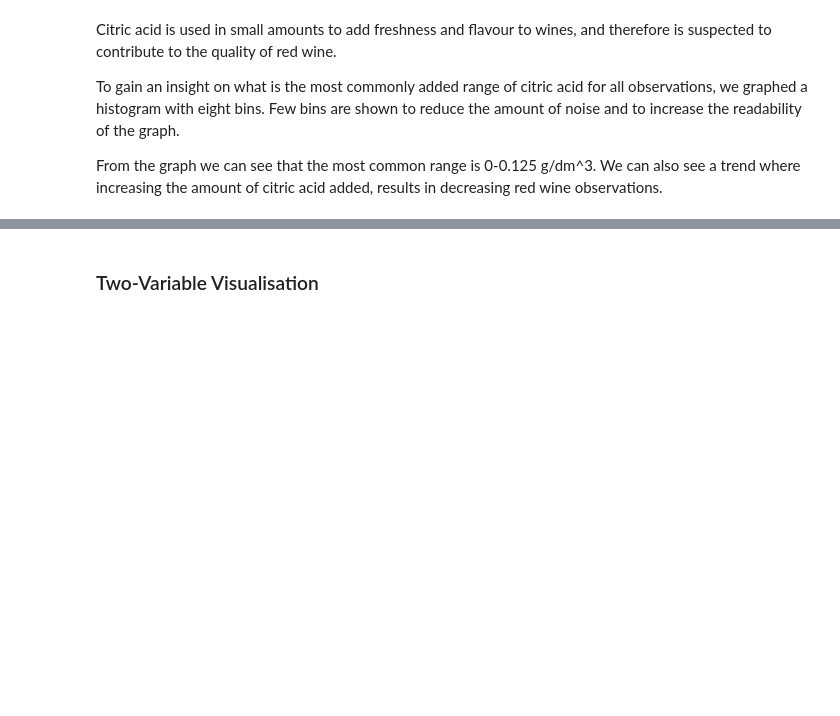
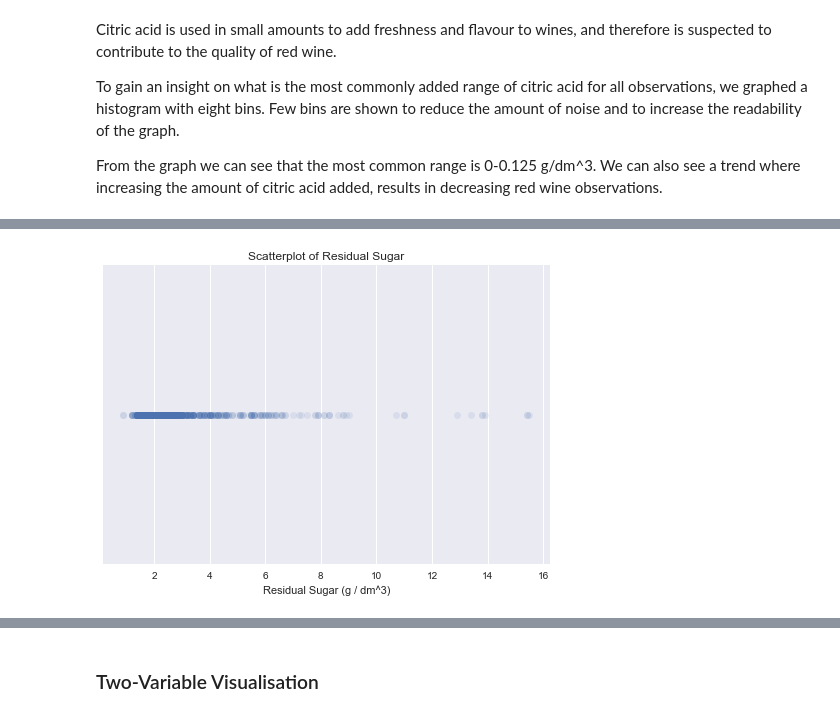
Before and after one commit to Michael-s3943224/MATH2412-Assignment, a Jupyter notebook: Phase1_Group21.ipynb, the cells around one changed output, grey strips where cells are left out. Saved outputs shown, nothing was run; the diff lists cells and outputs as text; code cells hidden in the pictures; blank space fills up the shorter version.

Commit message:
Added 3 Plots: 2 Univariate Plots & 1 Two-Variate Plot

```diff
--- a/Phase1_Group21.ipynb
+++ b/Phase1_Group21.ipynb
@@ -244,0 +253,8 @@ plt.show()
+# %%
+rsugar_plt = sns.scatterplot(wine_df['residual sugar'], [0] * wine_df.shape[0], alpha=0.1, linewidth = 0)
+rsugar_plt.set(title='Scatterplot of Residual Sugar')
+rsugar_plt.set(xlabel='Residual Sugar (g / dm^3)')
+rsugar_plt.set(yticks=[])
+plt.show()
+# %% [output]
+[figure, added]
```
Also changed, not shown: parts of 11 cells of this notebook.
